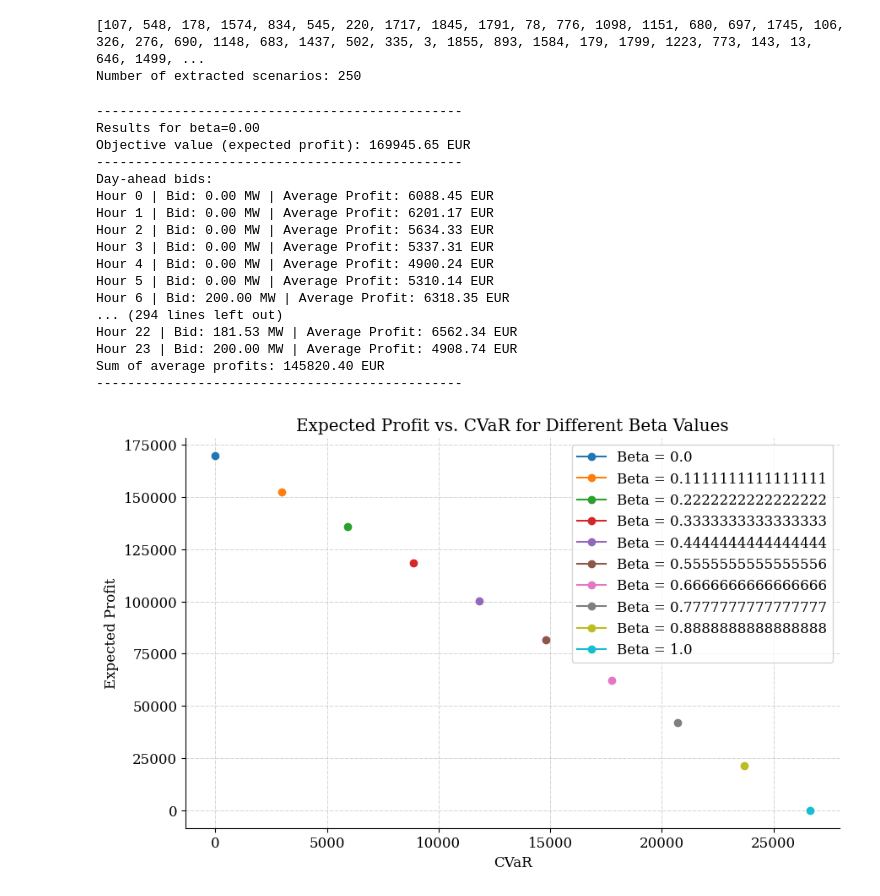
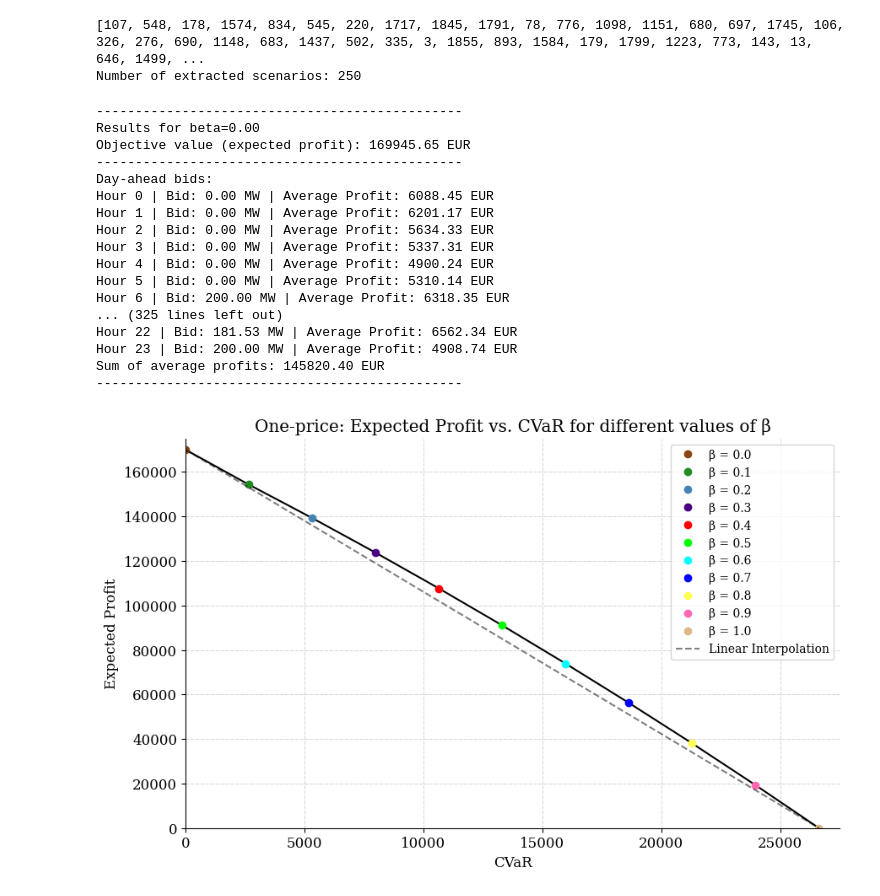
Before and after one commit to Hvid1999/46755, a Jupyter notebook: Assignment 2/task_1c.ipynb, the cells around one changed output. Drawn from its saved outputs; the diff is of its cells as text; code cells hidden in the pictures.

Commit message:
Deleted unused .py, simplified 1d and updated plots in 1c
together with Julia

```diff
--- a/Assignment 2/task_1c.ipynb
+++ b/Assignment 2/task_1c.ipynb
@@ -175,42 +175,60 @@ def cvr_op_scheme(scenarios, WIND_CAPACITY, T, OMEGA, alpha, beta_values):
 
     return results_per_beta,p_DA_values_per_beta
 
-beta_values = np.linspace(0, 1, 10)
+beta_values = np.arange(0,1 + 0.1, 0.1) #np.linspace(0, 1, 10)
 
 #results = solve_op_scheme(scenarios, WIND_CAPACITY, T, OMEGA, alpha, beta_values)
+# %%
+results_per_beta_op, p_DA_values_per_beta_op = cvr_op_scheme(scenarios, WIND_CAPACITY, T, OMEGA, alpha, beta_values)
+
+betas = list(results_per_beta_op.keys())
+# %% [output]
+-----------------------------------------------
+Results for beta=0.00
+Objective value (expected profit): 169945.65 EUR
+-----------------------------------------------
+Day-ahead bids:
+Hour 0 | Bid: 0.00 MW | Average Profit: 6088.45 EUR
+Hour 1 | Bid: 0.00 MW | Average Profit: 6201.17 EUR
+Hour 2 | Bid: 0.00 MW | Average Profit: 5634.33 EUR
+Hour 3 | Bid: 0.00 MW | Average Profit: 5337.31 EUR
+Hour 4 | Bid: 0.00 MW | Average Profit: 4900.24 EUR
+Hour 5 | Bid: 0.00 MW | Average Profit: 5310.14 EUR
+Hour 6 | Bid: 200.00 MW | Average Profit: 6318.35 EUR
+... (325 lines left out)
+Hour 22 | Bid: 181.53 MW | Average Profit: 6562.34 EUR
+Hour 23 | Bid: 200.00 MW | Average Profit: 4908.74 EUR
+Sum of average profits: 145820.40 EUR
+-----------------------------------------------
 # %%
-results_per_beta,p_DA_values_per_beta = cvr_op_scheme(scenarios, WIND_CAPACITY, T, OMEGA, alpha, beta_values)
-
-betas = list(results_per_beta.keys())
+plt_colors = ['saddlebrown', 'forestgreen', 'steelblue', 'indigo', 'red', 'lime', 'aqua', 'blue', '#ffff54', 'hotpink', 'burlywood']
 
 plt.figure(figsize=(10, 6))
+
+expected_values = []
+cvars = []
+
 for beta in betas:
-    expected_values = results_per_beta[beta]['Adjusted Expected Profit']
-    cvars = results_per_beta[beta]['CVaR']
-    plt.plot(cvars, expected_values, marker='o', linestyle='-', label=f'Beta = {beta}')
+    expected_values.append(results_per_beta_op[beta]['Adjusted Expected Profit'])
+    cvars.append(results_per_beta_op[beta]['CVaR'])
 
-plt.title('Expected Profit vs. CVaR for Different Beta Values')
+plt.plot(cvars, expected_values, linestyle='-', color='black')
+
+for k in range(len(betas)): plt.plot(cvars[k], expected_values[k], marker='o', linestyle='', label='\u03B2 = %.1f' % betas[k], color=plt_colors[k])
+
+#Check that line is not linear
+checkline1 = np.linspace(expected_values[0], expected_values[-1], 10)
+checkline2 = np.linspace(cvars[0], cvars[-1], 10)
+
+plt.plot(checkline2, checkline1, linestyle='--', color='black', label='Linear Interpolation', alpha=0.5)
+plt.ylim(0, 175000)
+plt.xlim(0, 27500)
+
+plt.title('One-price: Expected Profit vs. CVaR for different values of \u03B2')
 plt.xlabel('CVaR')
 plt.ylabel('Expected Profit')
 plt.grid(True)
-plt.legend()
+plt.legend(fontsize=10)
 plt.show()
 # %% [output]
------------------------------------------------
-Results for beta=0.00
-Objective value (expected profit): 169945.65 EUR
------------------------------------------------
-Day-ahead bids:
-Hour 0 | Bid: 0.00 MW | Average Profit: 6088.45 EUR
-Hour 1 | Bid: 0.00 MW | Average Profit: 6201.17 EUR
-Hour 2 | Bid: 0.00 MW | Average Profit: 5634.33 EUR
-Hour 3 | Bid: 0.00 MW | Average Profit: 5337.31 EUR
-Hour 4 | Bid: 0.00 MW | Average Profit: 4900.24 EUR
-Hour 5 | Bid: 0.00 MW | Average Profit: 5310.14 EUR
-Hour 6 | Bid: 200.00 MW | Average Profit: 6318.35 EUR
-... (294 lines left out)
-Hour 22 | Bid: 181.53 MW | Average Profit: 6562.34 EUR
-Hour 23 | Bid: 200.00 MW | Average Profit: 4908.74 EUR
-Sum of average profits: 145820.40 EUR
------------------------------------------------
-[figure, old version]
+[figure, new version]
```
Also changed, not shown: parts of 6 cells of this notebook, 5 other files.
